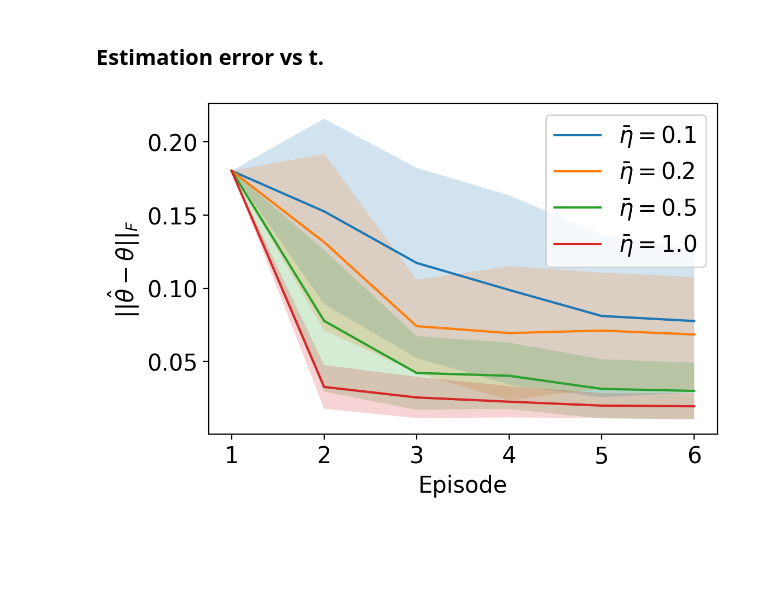
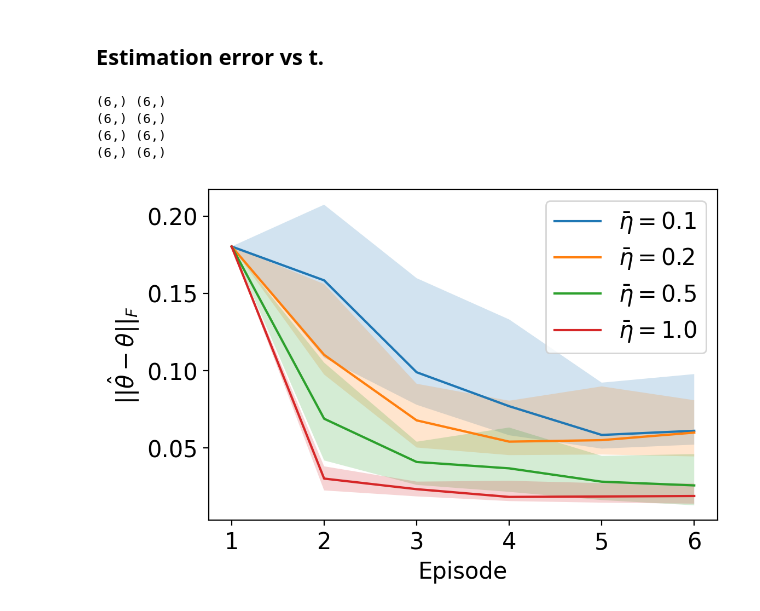
Before and after one commit to CoNG-harvard/SafeLearning, a Jupyter notebook: notebooks/Quadrotor1D/Plotting Core.ipynb, the cells around one changed output. Saved outputs shown, nothing was run; the diff lists cells and outputs as text; code cells hidden in the pictures; blank space fills up the shorter version.

```diff
--- a/notebooks/Quadrotor1D/Plotting Core.ipynb
+++ b/notebooks/Quadrotor1D/Plotting Core.ipynb
@@ -7,20 +18,6 @@ from scipy.linalg import sqrtm
 plt.rcParams.update({'font.size': 15})
 # %% [markdown]
 ## The plotting handler
-# %%
-def plot_with_errorband(ax,trial_data,indices = None,label='',stepped=False):
-    mu = np.mean(trial_data,axis=0)
-    std = np.std(trial_data,axis=0)
-
-    if indices is None:
-        indices = range(len(mu))
-    if stepped:
-        mu = np.repeat(mu,2)[1:]
-        std = np.repeat(std,2)[1:]
-        indices = np.repeat(indices,2)[:-1]
-
-    ax.plot(indices,np.array(mu),label=label)
-    ax.fill_between(indices,mu+std,mu-std,alpha=0.2)
 # %%
 def cost(Q,hist):
     n_trial = hist.shape[0]
@@ -139,7 +136,8 @@ for key,item in expected_costs.items():
 
     if key!='ConstrainedDAP':
 
-        plot_with_errorband(ax,item-expected_costs['ConstrainedDAP'],indices = np.arange(item.shape[1])*50,label=key)
+        plot_with_percentile(ax,item-expected_costs['ConstrainedDAP'],0,90\
+                             ,indices = np.arange(item.shape[1])*50,label=key)
 
         ax.set_ylabel('Expected Stage Regret')
         ax.set_xlabel(r'$t$')
@@ -155,7 +153,8 @@ plt.figure(dpi=200)
 ax = plt.gca()
 for key,item in expected_costs.items():
     if key!='ConstrainedDAP':
-        plot_with_errorband(ax,np.cumsum(item-expected_costs['ConstrainedDAP'],axis=-1),indices = np.arange(item.shape[1])*50,label=key,stepped=True)
+        plot_with_percentile(ax,np.cumsum(item-expected_costs['ConstrainedDAP'],axis=-1),0,90\
+                             ,indices = np.arange(item.shape[1])*50,label=key)
         ax.set_yscale('log')
 ax.set_ylabel('Expected Cumulative Regret')
 ax.set_xlabel(r'$t$')
@@ -173,7 +172,10 @@ for key,item in expected_costs.items():
 
     if key!='ConstrainedDAP':
         indices = np.arange(item.shape[1])*50
-        plot_with_errorband(ax,np.cumsum(item-expected_costs['ConstrainedDAP'],axis=-1)/(indices+1),indices = indices,label=key,stepped=True)
+#         plot_with_errorband(ax,np.cumsum(item-expected_costs['ConstrainedDAP'],axis=-1)/(indices+1),indices = indices,label=key,stepped=False)
+        plot_with_percentile(ax,np.cumsum(item-expected_costs['ConstrainedDAP'],axis=-1)/(indices+1),0,90\
+                             ,indices = indices,label=key)
+
         ax.set_yscale('log')
 ax.set_ylabel(r'$\frac{Expected~Cumulative~Regret}{t}$')
 ax.set_xlabel(r'$t$')
@@ -241,31 +247,37 @@ plt.show()
 # %%
 
 plt.figure(dpi=200)
 ax = plt.gca()
 for key,item in data.items():
 
     if key!='ConstrainedDAP' and key!='Parameters':
 
 
         thetas = [d['theta'] for d in item]
 
         As = np.array([[t[0] for t in theta_hist] for theta_hist in thetas])
         Bs = np.array([[t[1] for t in theta_hist] for theta_hist in thetas])
         # As.shape = (# trials, # refits, x_dim, x_dim)
         # Bs.shape = (# trials, # refits, x_dim, u_dim)
 
         A_diff = np.linalg.norm(As-A,'fro',axis=(-1,-2))
         B_diff = np.linalg.norm(Bs-B,'fro',axis=(-1,-2))
         theta_diff = np.sqrt(A_diff**2+B_diff**2)
 
 
 
-        plot_with_errorband(ax,theta_diff,1+np.arange(theta_diff.shape[1],),label=r'$\bar\eta=${}'.format(name_to_eta[key]))
+#         plot_with_errorband(ax,theta_diff,1+np.arange(theta_diff.shape[1],),label=r'$\bar\eta=${}'.format(name_to_eta[key]))
+        plot_with_percentile(ax,theta_diff,25,75,\
+                            1+np.arange(theta_diff.shape[1]),label=r'$\bar\eta=${}'.format(name_to_eta[key]))
         ax.set_xticks(range(1,theta_diff.shape[1]+1))
         ax.set_ylabel(r'$||\hat{\theta}-\theta||_F$')
         ax.set_xlabel(r'Episode')
         ax.legend()
 
 plt.savefig('./figures/EstimationError.png')
 # %% [output]
+(6,) (6,)
+(6,) (6,)
+(6,) (6,)
+(6,) (6,)
-[figure, old version]
+[figure, new version]
```
Also changed, not shown: parts of 4 cells of this notebook, 9 other files.
